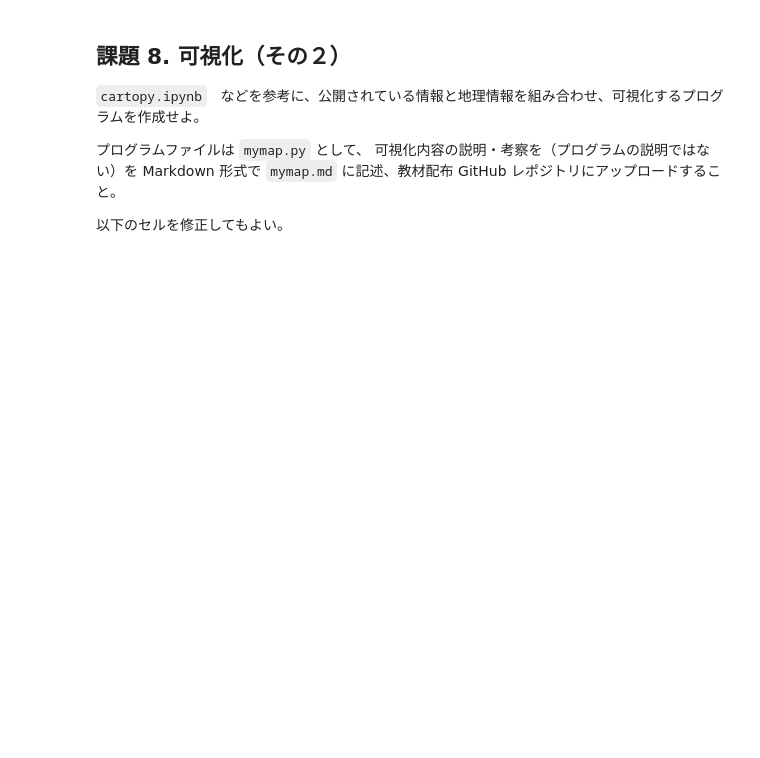
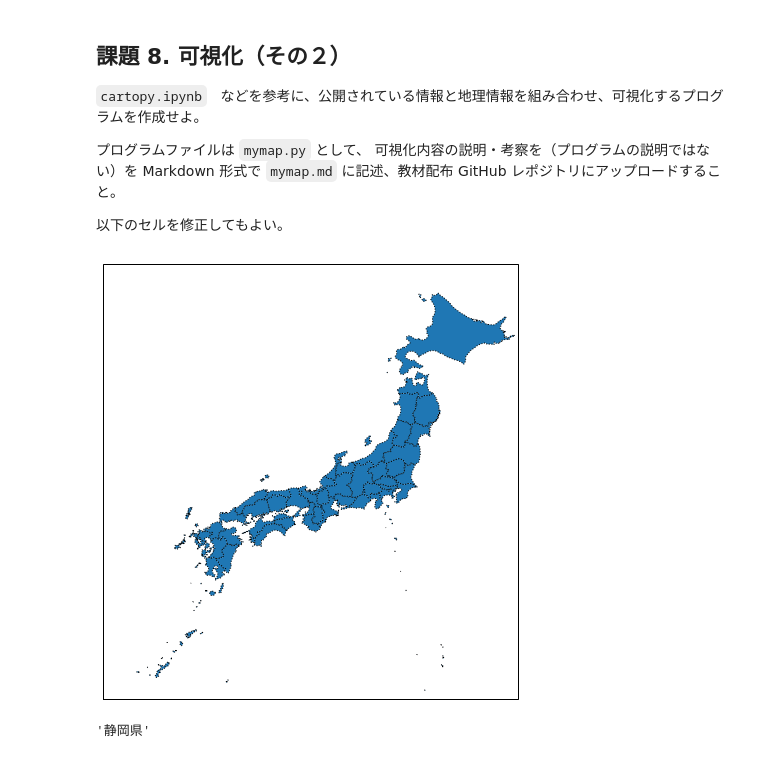
Before and after one commit to kojishun/OCS-04-python-02, a Jupyter notebook: exercises-45.ipynb, the cells around one changed output. Cells and saved outputs as stored; diff of their text form; code cells hidden in the pictures; blank space fills up the shorter version.

```diff
--- a/exercises-45.ipynb
+++ b/exercises-45.ipynb
@@ -43,0 +118,35 @@ mymap()
+# %%
+# 10m 解像度のデータ読み込み
+shpfilename = shapereader.natural_earth(resolution='10m',
+                                        category='cultural',
+                                        name='admin_1_states_provinces')
+
+# 国内の都道府県のみ取得
+reader = shapereader.Reader(shpfilename)
+provinces = []
+for province in reader.records():
+    if(province.attributes["admin"] == "Japan"):
+        provinces.append(province)
+
+# Figure, Subplot 生成
+plt.figure(figsize=[8,8])
+ax = plt.axes(projection=ccrs.PlateCarree())
+
+# 都道府県のパッチで埋めていく
+for province in provinces:
+    geometry = province.geometry
+    ax.add_geometries(geometry, ccrs.PlateCarree(), edgecolor="black", linestyle=":")
+
+# 日本以外を含む海岸線を描画
+# ax.coastlines(resolution='10m')
+
+# 描画範囲を緯度、経度で指定
+ax.set_extent([125, 146, 25, 47])
+plt.show()
+# %% [output]
+[figure, added]
+# %%
+provinces[30].attributes["name_local"] = "静岡県"
+provinces[30].attributes["name_local"]
+# %% [output]
+'静岡県'
```
Also changed, not shown: parts of 8 cells of this notebook, 15 other files.
